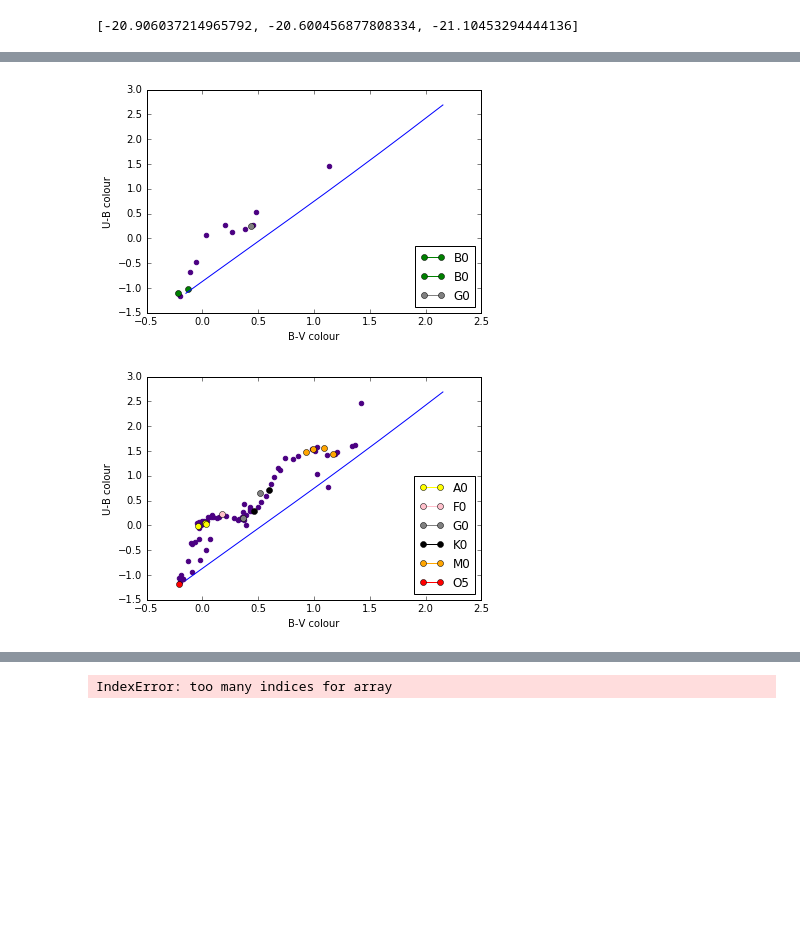
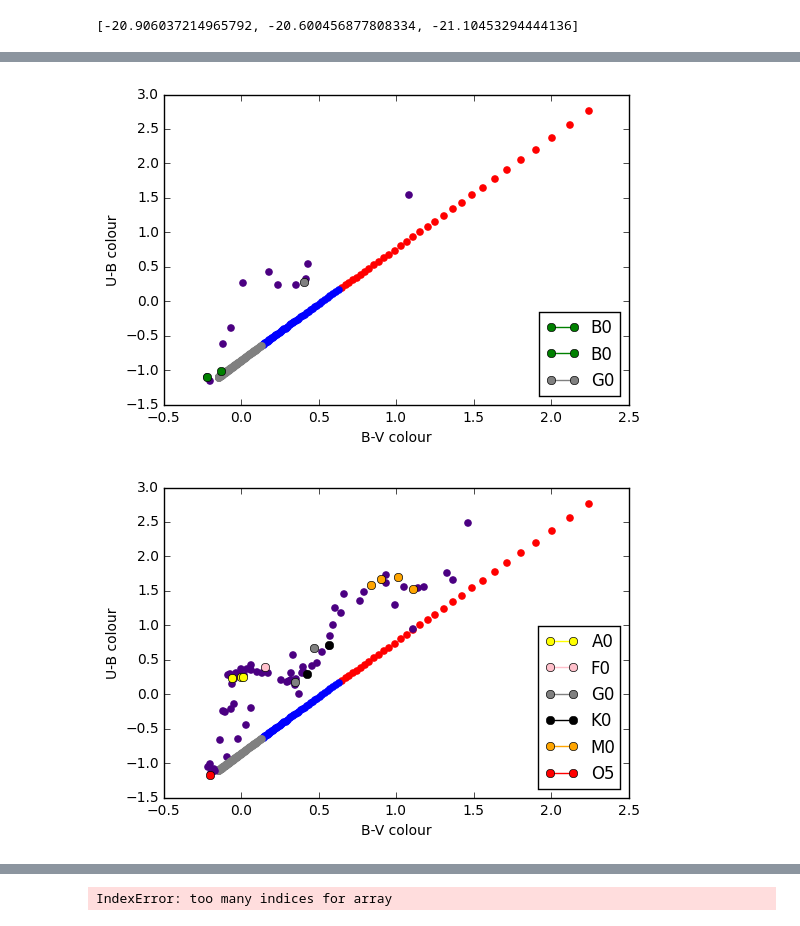
Before and after one commit to DLZRR/AL-OP-2016-2017, a Jupyter notebook: AL&OP 1.ipynb, the cells around one changed output, grey strips where cells are left out. Cells and saved outputs as stored; diff of their text form; code cells hidden in the pictures; blank space fills up the shorter version.

```diff
--- a/AL&OP 1.ipynb
+++ b/AL&OP 1.ipynb
@@ -166,6 +166,13 @@ for i in range(len(T)):
 
 B_VT = np.asarray(B_VT)
 U_BT = np.asarray(U_BT)
-
-plt.plot(B_VT, U_BT)
+for i in range(len(T)):
+    if(T[i]<= 5000):
+        plt.scatter(B_VT[i], U_BT[i], color='red')
+    elif(T[i] > 10000):
+        plt.scatter(B_VT[i], U_BT[i], color='grey')
+    elif(T[i]> 5000):
+        plt.scatter(B_VT[i], U_BT[i], color='blue')
+plt.xlabel("B-V Colour")
+plt.ylabel("U-B Colour")
 # %% [output]
@@ -184,7 +191,13 @@ for i in spectra['#filename']:
     if "I" in type_name:
         if(type_name == " B0I"):
             plt.plot(B_V[j], U_B[j], color='green', label="B0", marker = "o")
-            plt.plot(B_VT, U_BT)
+            for i in range(len(T)):
+                if(T[i]<= 5000):
+                    plt.scatter(B_VT[i], U_BT[i], color='red')
+                elif(T[i] > 10000):
+                    plt.scatter(B_VT[i], U_BT[i], color='grey')
+                elif(T[i]> 5000):
+                    plt.scatter(B_VT[i], U_BT[i], color='blue')
 
         elif(type_name == " G0I"):
             plt.plot(B_V[j], U_B[j],color='grey', label="G0", marker = "o")
@@ -222,7 +235,13 @@ for i in spectra['#filename']:
         elif(type_name == " K0V"):
             if(t == 0):
                 plt.plot(B_V[j], U_B[j],color='black', label="K0", marker = "o")
-                plt.plot(B_VT, U_BT)
+                for i in range(len(T)):
+                    if(T[i]<= 5000):
+                        plt.scatter(B_VT[i], U_BT[i], color='red')
+                    elif(T[i] > 10000):
+                        plt.scatter(B_VT[i], U_BT[i], color='grey')
+                    elif(T[i]> 5000):
+                        plt.scatter(B_VT[i], U_BT[i], color='blue')
                 plt.legend(loc = 4)
                 t = t + 1
             else:
@@ -234,35 +253,35 @@ for i in spectra['#filename']:
 
                 u = u + 1
             else:
                 plt.plot(B_V[j], U_B[j],color='orange', marker = "o")
 
         else:
             plt.scatter(B_V[j], U_B[j], color = ['indigo'])
         plt.figure(1)
         plt.legend(loc = 4)
 
     j = j + 1
     plt.xlabel("B-V colour")
     plt.ylabel("U-B colour")
 #plt.plot(B_VT, U_BT)
 #plt.legend(loc = 4)
 #plt.figure(0)
 #plt.show()
 #plt.plot(B_VT, U_BT)
 #plt.legend(loc = 4)
 #plt.figure(1)
 #plt.show()
 
 #print(len(T))
 #print("B0",T[260])
 #print("A0",T[80])
 #print("G0",T[43])
 #print("F0",T[55])
 #plt.scatter(B_VT[55], U_BT[55], s=10)
 #plt.figure(0)
 # %% [output]
-[figure, old version]
+[figure, new version]
-[figure, old version]
+[figure, new version]
 # %%
 #Question 4
 def spectra4(k, lambd_0, lambd_delta):
```
Also changed, not shown: parts of 4 cells of this notebook.
